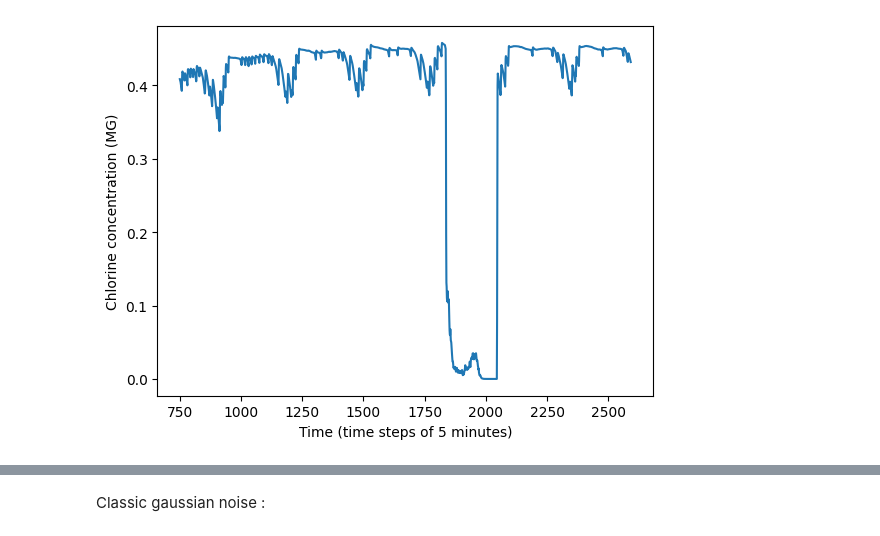
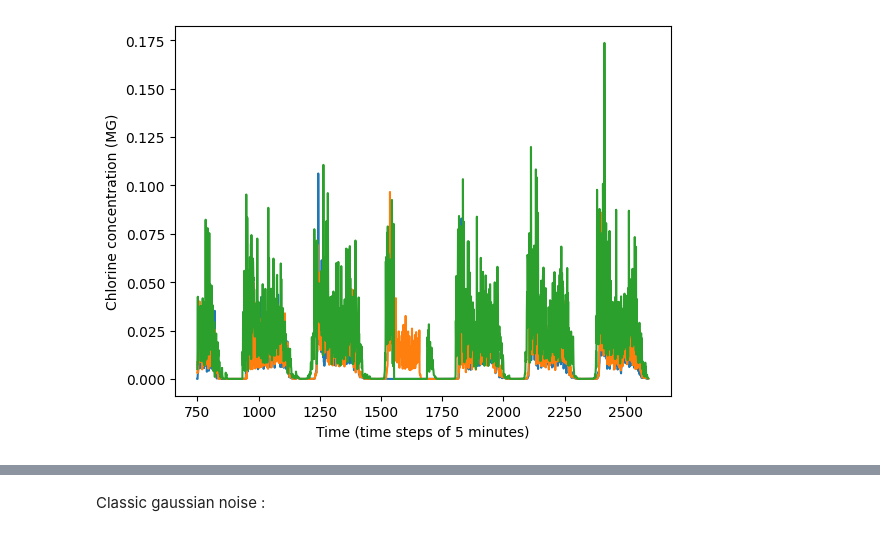
Before and after one commit to elineee/AI-for-Drinking-Water-Chlorination-Challenge-IJCAI-25, a Jupyter notebook: data/data_transformation.ipynb, the cells around one changed output, grey strips where cells are left out. Saved outputs shown, nothing was run; the diff lists cells and outputs as text; code cells hidden in the pictures.

```diff
--- a/data/data_transformation.ipynb
+++ b/data/data_transformation.ipynb
@@ -1,39 +1,45 @@
 # %%
 import pandas as pd
 import matplotlib.pyplot as plt
-df1 = pd.read_csv(".\\data_compet\\scada_data_test_0.csv")
-df2 = pd.read_csv(".\\data_compet\\scada_data_test_2.csv")
-df3 = pd.read_csv(".\\data_compet\\scada_data_test_5.csv")
-df4 = pd.read_csv(".\\data_compet\\scada_data_test_6.csv")
-df5 = pd.read_csv(".\\data_compet\\scada_data_test_8.csv")
-df_clean = pd.read_csv(".\\data_compet\\scada_data_clean_7.csv")
+# df_global = pd.read_csv(".\\data_compet\\scada_data_global_warming.csv")
+# df1 = pd.read_csv(".\\data_small_chlorine\\scada_data_test_0.csv")
+df2 = pd.read_csv(".\\data_small_chlorine\\scada_data_test_2.csv")
+df3 = pd.read_csv(".\\data_small_chlorine\\scada_data_test_5.csv")
+df4 = pd.read_csv(".\\data_small_chlorine\\scada_data_test_6.csv")
+# df5 = pd.read_csv(".\\data_small_chlorine\\scada_data_test_8.csv")
+df_clean1 = pd.read_csv(".\\data_small_chlorine\\scada_data_clean_1.csv")
+df_clean2 = pd.read_csv(".\\data_small_chlorine\\scada_data_clean_3.csv")
+df_clean3 = pd.read_csv(".\\data_small_chlorine\\scada_data_clean_4.csv")
 #df_2 = pd.read_csv(".\\data_arsenic\\scada_data_clean_1.csv")
 # df = pd.read_csv(".\\data_arsenic\\scada_data_clean_1.csv")
 # df_2 = pd.read_csv(".\\data_arsenic\\scada_data_conta_node_423_test_1.csv")
 
 # node_id = "dist423"
 # column_name = f"bulk_species_node [MG] at Chlorine @ {node_id}"
 
 def plot_time_series(df, node):
     column_name_cl = f"bulk_species_node [MG] at Chlorine @ {node}"
     if column_name_cl in df.columns:
         df[column_name_cl][750:].plot()
         # add labels
         plt.xlabel("Time (time steps of 5 minutes)")
         plt.ylabel("Chlorine concentration (MG)")
         # plt.ylabel("Values over time")
-        plt.savefig("chlo_anomaly.pdf")
+        # plt.savefig("chlo_anomaly.pdf")
     else:
         print(f"Column {column_name_cl} not found in DataFrame.")
 
-node = "dist356"
-plot_time_series(df1, node)
-# plot_time_series(df2, node)
-#plot_time_series(df_clean, node)
-# plot_time_series(df3, node)
-# plot_time_series(df4, node)
+node = "dist420"
+# plot_time_series(df_global, node)
+# plot_time_series(df1, node)
+plot_time_series(df2, node)
+plot_time_series(df3, node)
+plot_time_series(df4, node)
+# plot_time_series(df_clean1, node)
+# plot_time_series(df_clean2, node)
+# plot_time_series(df_clean3, node)
 # plot_time_series(df5, node)
 # %% [output]
-[figure, old version]
+[figure, new version]
 # %%
 
```
Also changed, not shown: parts of 1 cell of this notebook, 19 other files.
